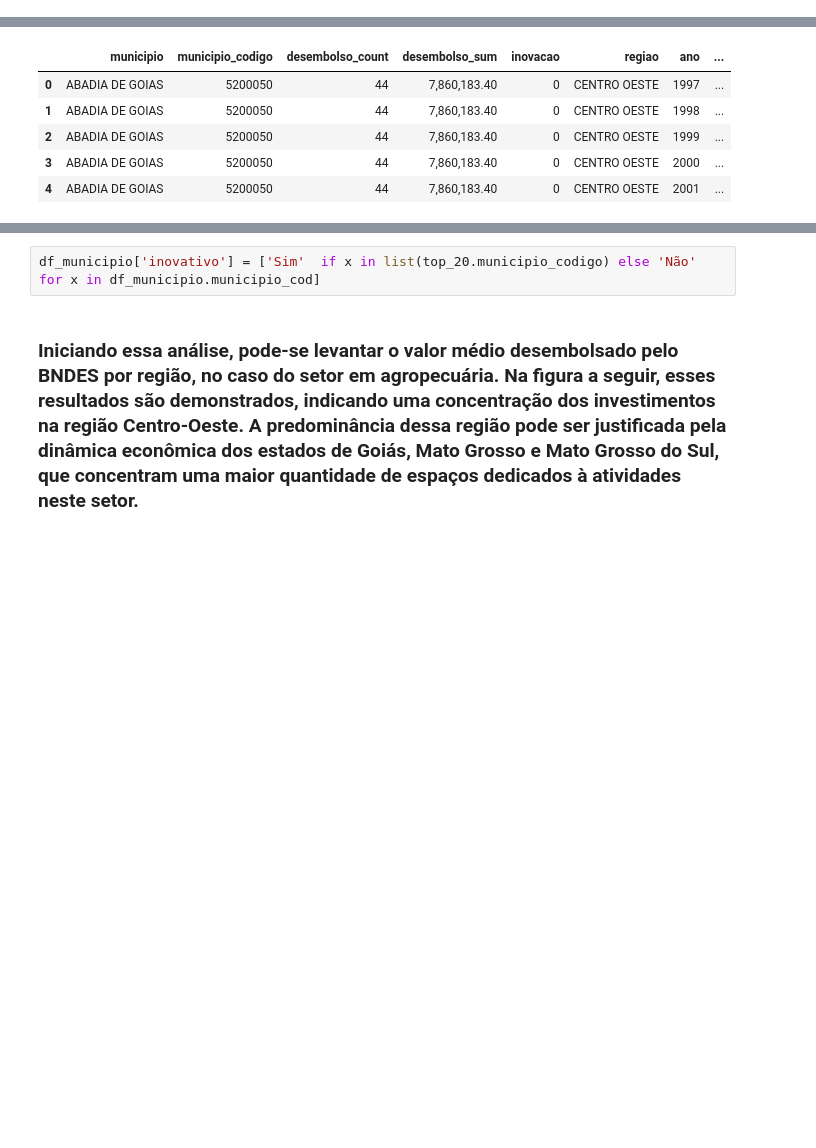
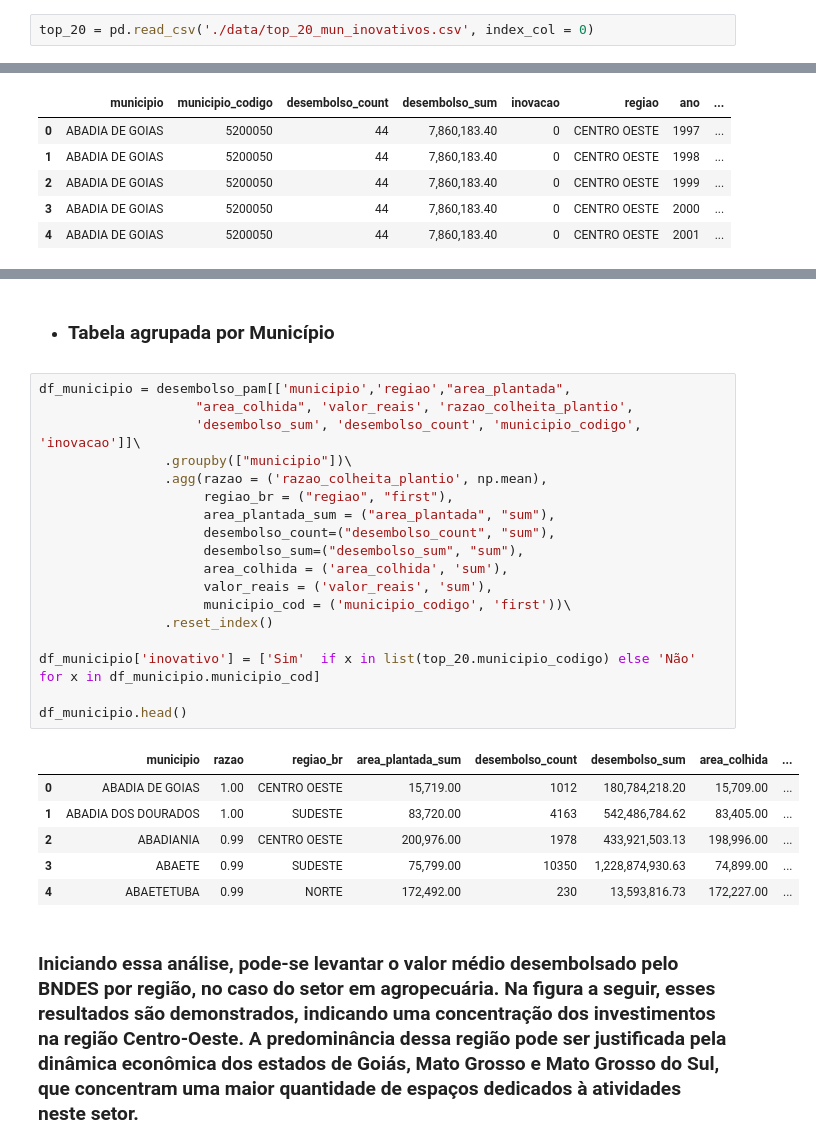
Before and after one commit to EricaFer/BNDES, a Jupyter notebook: Relatório/EDA.ipynb, the cells around one changed output, grey strips where cells are left out. Drawn from its saved outputs; the diff is of its cells as text; blank space fills up the shorter version.

```diff
--- a/Relatório/EDA.ipynb
+++ b/Relatório/EDA.ipynb
@@ -54,3 +56,5 @@ desembolsos_df = pd.read_csv("./data/desembolsos-mensais.zip", encoding="UTF-8",
+# %%
+top_20 = pd.read_csv('./data/top_20_mun_inovativos.csv', index_col = 0)
 # %% [markdown]
 ### A base condensa dados referentes aos desembolsos de crédito do BNDES, diretos ou indiretos, a beneficiários de diversos setores econômicos de localização geográfica definida de 1995 a 2020. Sua estrutura consiste em um arquivo CSV (Comma Separated Values) de 16 colunas, com valores dos seguintes tipos:
 # %%
@@ -260,8 +252,33 @@ df_regiao.head()
 | 2 | NORTE | NORTE | 63,258,445.00 | 548435 | 154,567,490,656.79 | 62,199,737.00 | 171,600,035.00 |
 | 3 | SUDESTE | SUDESTE | 291,189,983.00 | 4115850 | 968,302,691,810.52 | 289,284,897.00 | 1,088,544,425.00 |
 | 4 | SUL | SUL | 431,792,025.00 | 7445215 | 1,705,308,167,643.86 | 426,822,242.00 | 1,020,152,961.00 |
-# %%
-df_municipio['inovativo'] = ['Sim'  if x in list(top_20.municipio_codigo) else 'Não' for x in df_municipio.municipio_cod]
+# %% [markdown]
+- ### **Tabela agrupada por Município**
+# %%
+df_municipio = desembolso_pam[['municipio','regiao',"area_plantada",
+                    "area_colhida", 'valor_reais', 'razao_colheita_plantio',
+                    'desembolso_sum', 'desembolso_count', 'municipio_codigo', 'inovacao']]\
+                .groupby(["municipio"])\
+                .agg(razao = ('razao_colheita_plantio', np.mean),
+                     regiao_br = ("regiao", "first"),
+                     area_plantada_sum = ("area_plantada", "sum"),
+                     desembolso_count=("desembolso_count", "sum"),
+                     desembolso_sum=("desembolso_sum", "sum"),
+                     area_colhida = ('area_colhida', 'sum'),
+                     valor_reais = ('valor_reais', 'sum'),
+                     municipio_cod = ('municipio_codigo', 'first'))\
+                .reset_index()
+
+df_municipio['inovativo'] = ['Sim'  if x in list(top_20.municipio_codigo) else 'Não' for x in df_municipio.municipio_cod]
+
+df_municipio.head()
+# %% [output]
+|  | municipio | razao | regiao_br | area_plantada_sum | desembolso_count | desembolso_sum | area_colhida | ... |
+| 0 | ABADIA DE GOIAS | 1.00 | CENTRO OESTE | 15,719.00 | 1012 | 180,784,218.20 | 15,709.00 | ... |
+| 1 | ABADIA DOS DOURADOS | 1.00 | SUDESTE | 83,720.00 | 4163 | 542,486,784.62 | 83,405.00 | ... |
+| 2 | ABADIANIA | 0.99 | CENTRO OESTE | 200,976.00 | 1978 | 433,921,503.13 | 198,996.00 | ... |
+| 3 | ABAETE | 0.99 | SUDESTE | 75,799.00 | 10350 | 1,228,874,930.63 | 74,899.00 | ... |
+| 4 | ABAETETUBA | 0.99 | NORTE | 172,492.00 | 230 | 13,593,816.73 | 172,227.00 | ... |
 # %% [markdown]
 ### Iniciando essa análise, pode-se levantar o valor médio desembolsado pelo BNDES por região, no caso do setor em agropecuária. Na figura a seguir, esses resultados são demonstrados, indicando uma concentração dos investimentos na região Centro-Oeste. A predominância dessa região pode ser justificada pela dinâmica econômica dos estados de Goiás, Mato Grosso e Mato Grosso do Sul, que concentram uma maior quantidade de espaços dedicados à atividades neste setor.
 # %%
```
Also changed, not shown: parts of 17 cells of this notebook, 1 other file.
